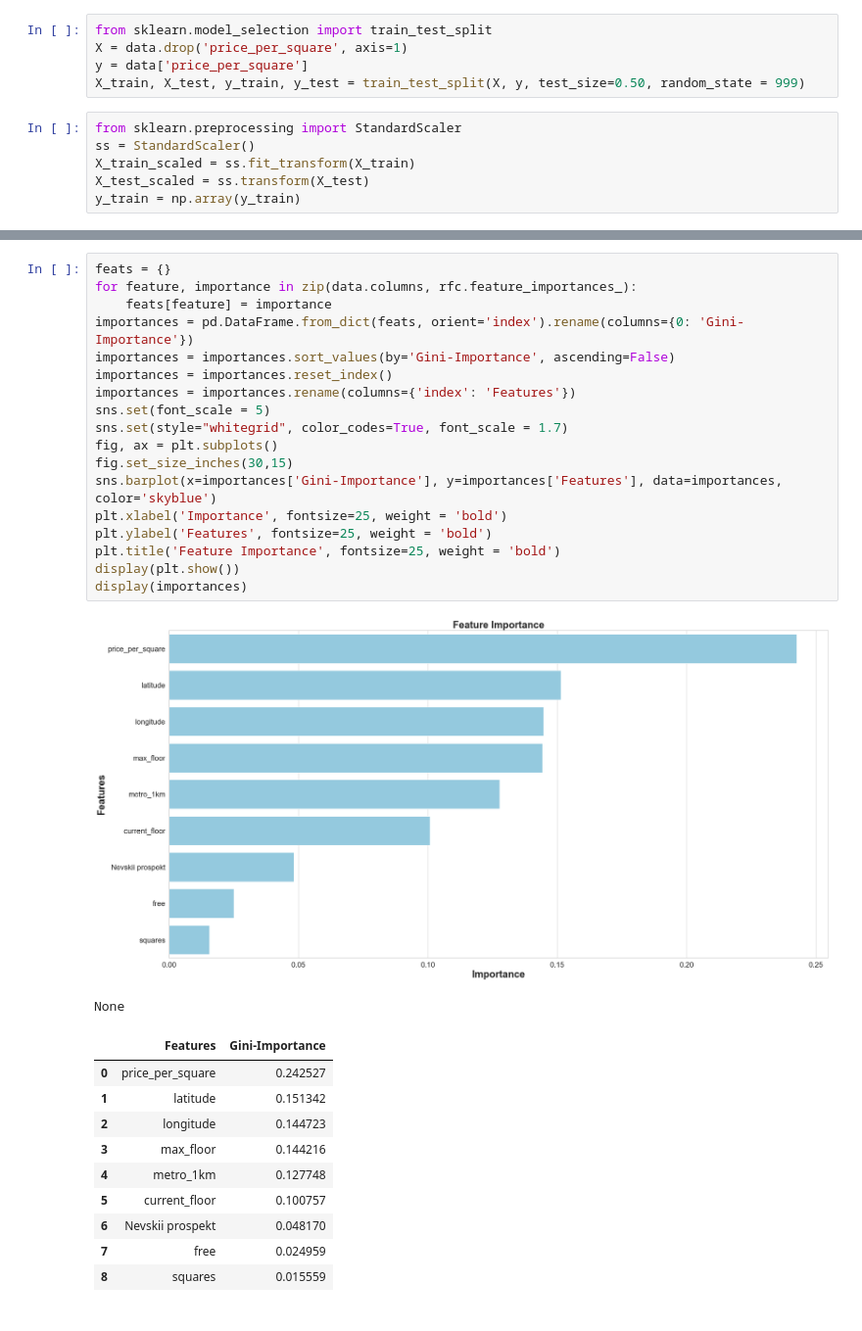
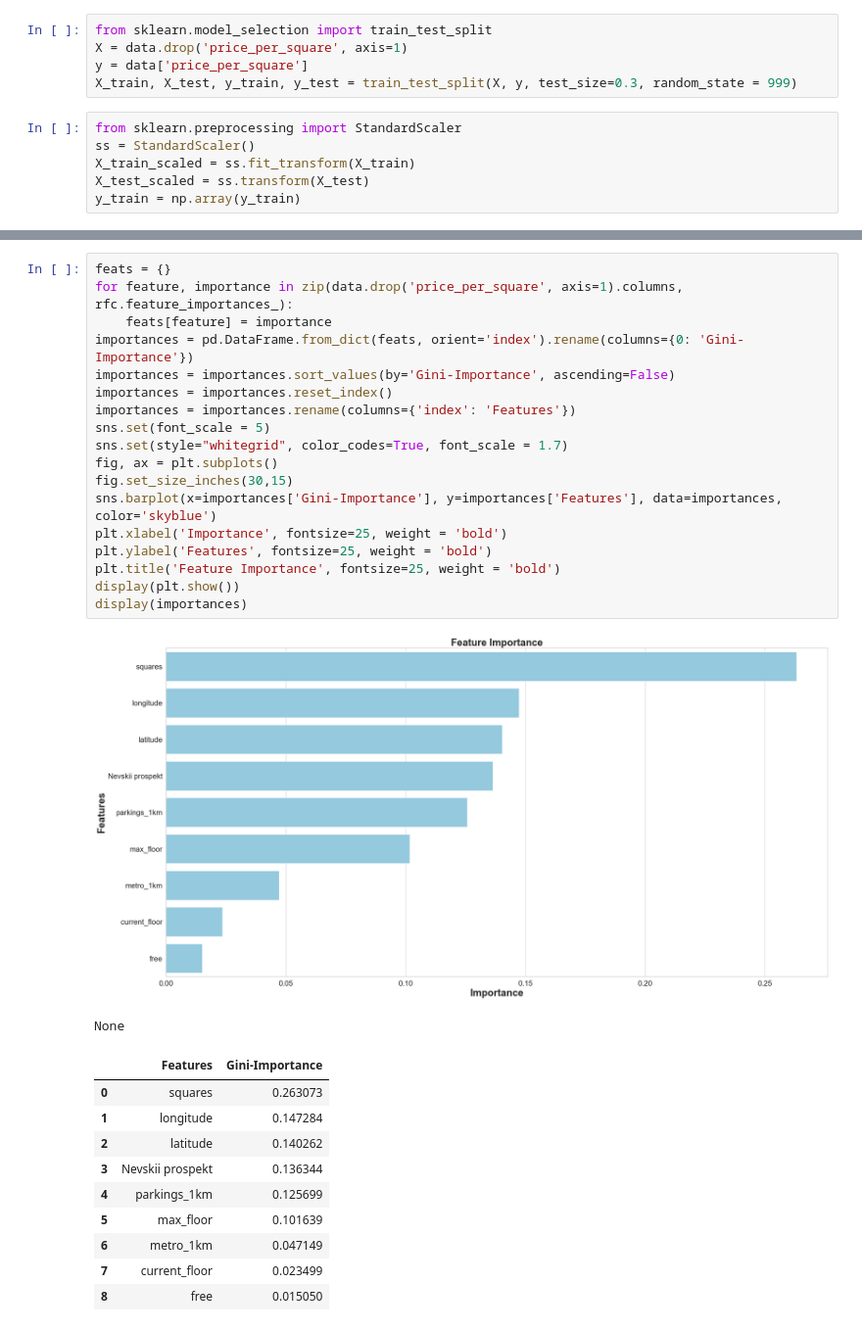
Before and after one commit to VondyBland/diplomopiska, a Jupyter notebook: ML/regression.ipynb, the cells around one changed output, grey strips where cells are left out. Shown: that part at 98% size. Drawn from its saved outputs; the diff is of its cells as text.

```diff
--- a/ML/regression.ipynb
+++ b/ML/regression.ipynb
@@ -220,7 +220,7 @@ for i in data_trans.columns:
 from sklearn.model_selection import train_test_split
 X = data.drop('price_per_square', axis=1)
 y = data['price_per_square']
-X_train, X_test, y_train, y_test = train_test_split(X, y, test_size=0.50, random_state = 999)
+X_train, X_test, y_train, y_test = train_test_split(X, y, test_size=0.3, random_state = 999)
 # %%
 from sklearn.preprocessing import StandardScaler
 ss = StandardScaler()
@@ -238,31 +254,31 @@ display(rfc.score(X_train_scaled, y_train))
 # %%
 feats = {}
-for feature, importance in zip(data.columns, rfc.feature_importances_):
+for feature, importance in zip(data.drop('price_per_square', axis=1).columns, rfc.feature_importances_):
     feats[feature] = importance
 importances = pd.DataFrame.from_dict(feats, orient='index').rename(columns={0: 'Gini-Importance'})
 importances = importances.sort_values(by='Gini-Importance', ascending=False)
 importances = importances.reset_index()
 importances = importances.rename(columns={'index': 'Features'})
 sns.set(font_scale = 5)
 sns.set(style="whitegrid", color_codes=True, font_scale = 1.7)
 fig, ax = plt.subplots()
 fig.set_size_inches(30,15)
 sns.barplot(x=importances['Gini-Importance'], y=importances['Features'], data=importances, color='skyblue')
 plt.xlabel('Importance', fontsize=25, weight = 'bold')
 plt.ylabel('Features', fontsize=25, weight = 'bold')
 plt.title('Feature Importance', fontsize=25, weight = 'bold')
 display(plt.show())
 display(importances)
 # %% [output]
-[figure, old version]
+[figure, new version]
 None
 |  | Features | Gini-Importance |
-| 0 | price_per_square | 0.242527 |
-| 1 | latitude | 0.151342 |
-| 2 | longitude | 0.144723 |
-| 3 | max_floor | 0.144216 |
-| 4 | metro_1km | 0.127748 |
-| 5 | current_floor | 0.100757 |
-| 6 | Nevskii prospekt | 0.048170 |
-| 7 | free | 0.024959 |
-| 8 | squares | 0.015559 |
+| 0 | squares | 0.263073 |
+| 1 | longitude | 0.147284 |
+| 2 | latitude | 0.140262 |
+| 3 | Nevskii prospekt | 0.136344 |
+| 4 | parkings_1km | 0.125699 |
+| 5 | max_floor | 0.101639 |
+| 6 | metro_1km | 0.047149 |
+| 7 | current_floor | 0.023499 |
+| 8 | free | 0.015050 |
```
Also changed, not shown: parts of 5 cells of this notebook.
